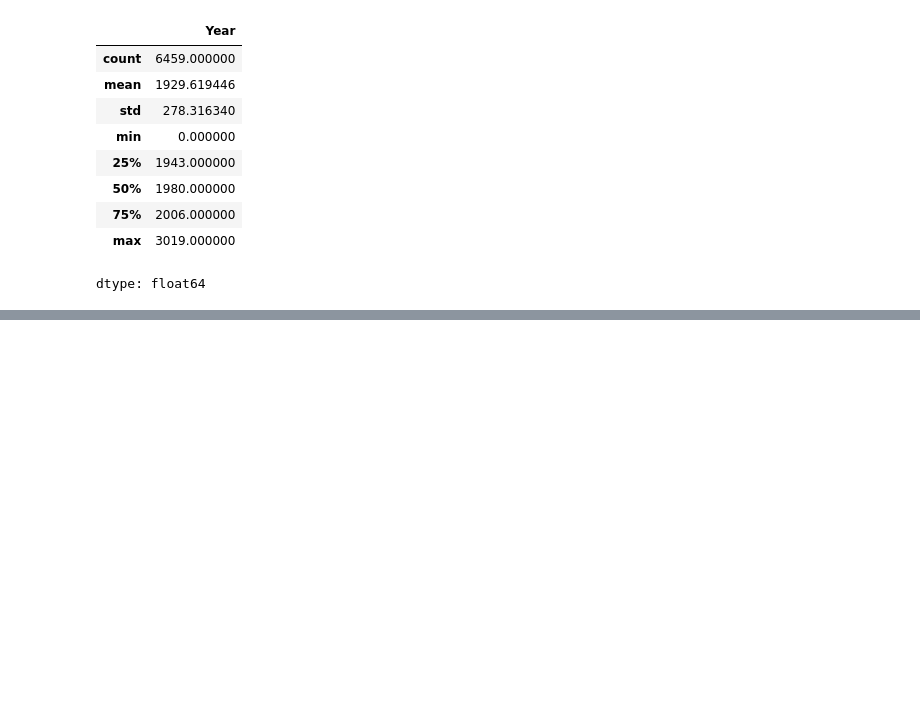
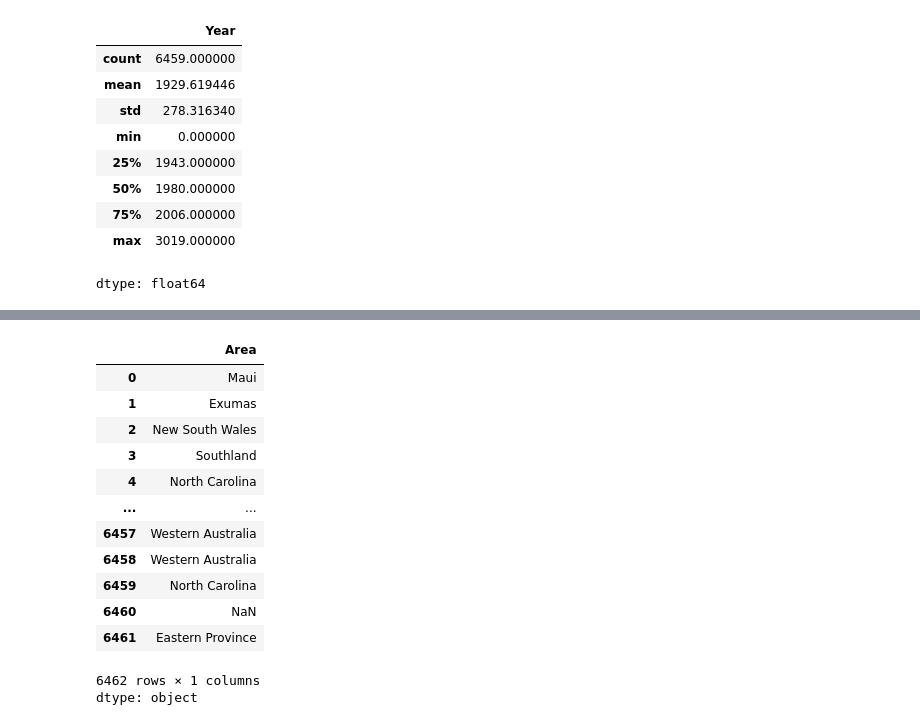
Before and after one commit to NickLarsonUVA/scratchpad, a Jupyter notebook: Inclass_1_20.ipynb, the cells around one changed output, grey strips where cells are left out. Cells and saved outputs as stored; diff of their text form; code cells hidden in the pictures; blank space fills up the shorter version.

```diff
--- a/Inclass_1_20.ipynb
+++ b/Inclass_1_20.ipynb
@@ -132,0 +183,17 @@ dtype: float64
+# %%
+df['Area'].str.replace(',','')
+# %% [output]
+|  | Area |
+| 0 | Maui |
+| 1 | Exumas |
+| 2 | New South Wales |
+| 3 | Southland |
+| 4 | North Carolina |
+| ... | ... |
+| 6457 | Western Australia |
+| 6458 | Western Australia |
+| 6459 | North Carolina |
+| 6460 | NaN |
+| 6461 | Eastern Province |
+6462 rows × 1 columns
+dtype: object
```
Also changed, not shown: parts of 4 cells of this notebook.
